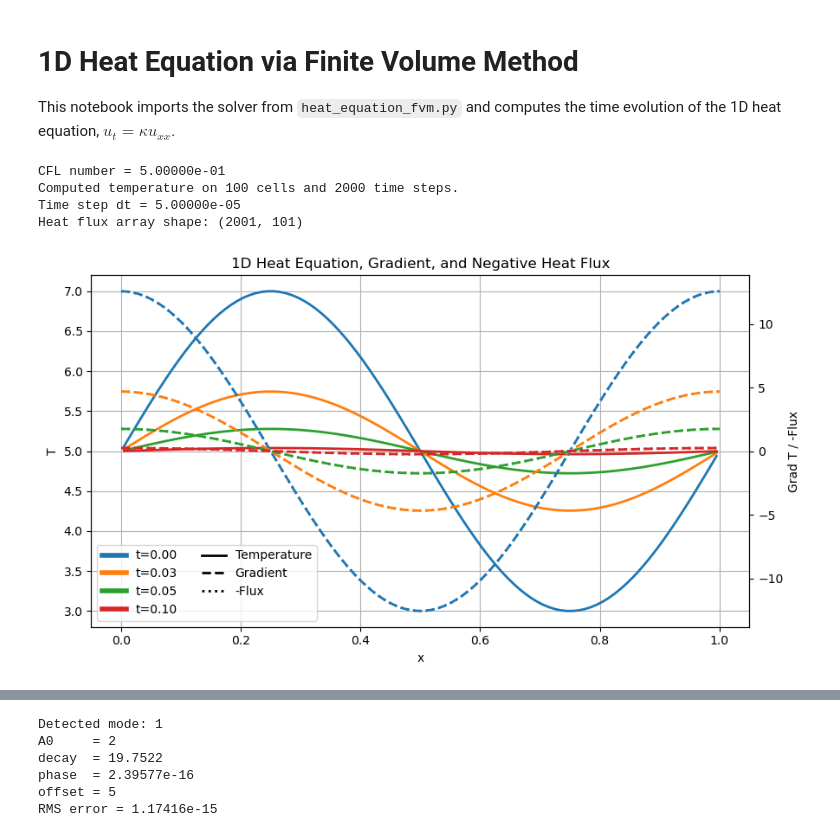
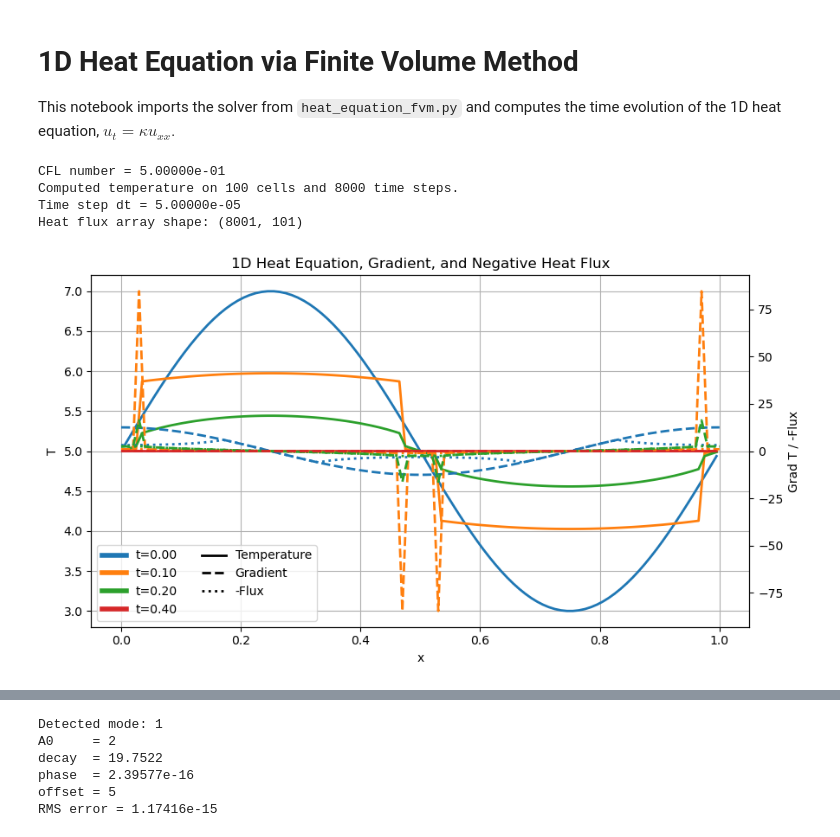
Before and after one commit to ttrent/HeatDispersion_FiniteVolume, a Jupyter notebook: heat_equation_fvm.ipynb, the cells around one changed output, grey strips where cells are left out. Saved outputs shown, nothing was run; the diff lists cells and outputs as text; code cells hidden in the pictures.

Commit message:
Update notebook plotting and movie frame generation workflow

```diff
--- a/heat_equation_fvm.ipynb
+++ b/heat_equation_fvm.ipynb
@@ -10,8 +10,8 @@ import heat_equation_fvm
 # %%
 # Parameters for the finite volume solver
 nx = 100
-nt = 2000
-t_end = 0.1
+nt = 8000
+t_end = 0.4
 kappa = 1
 length = 1.0
 left_bc = 1.0
@@ -57,33 +57,33 @@ for idx in selected_indices:
     (temp_line,) = ax_temp.plot(x, temp, '-', linewidth=2)
     color = temp_line.get_color()
     time_colors.append((idx, color))
     ax_grad.plot(x_faces, gradients[idx], '--', color=color, linewidth=2)
     ax_grad.plot(x_faces, -heat_fluxes[idx], ':', color=color, linewidth=2)
 
 ax_temp.set_xlabel('x')
 ax_temp.set_ylabel('T', color='black')
 ax_grad.set_ylabel('Grad T / -Flux', color='black')
 ax_temp.set_title('1D Heat Equation, Gradient, and Negative Heat Flux')
 ax_temp.grid(True)
 
 from matplotlib.lines import Line2D
 
 time_handles = [
     Line2D([0], [0], color=color, linewidth=4, linestyle='-', label=f't={times[idx]:.2f}')
     for idx, color in time_colors
 ]
 style_handles = [
     Line2D([0], [0], color='black', linewidth=2, linestyle='-', label='Temperature'),
     Line2D([0], [0], color='black', linewidth=2, linestyle='--', label='Gradient'),
     Line2D([0], [0], color='black', linewidth=2, linestyle=':', label='-Flux'),
 ]
 ax_temp.legend(handles=time_handles + style_handles, ncol=2, loc='lower left')
 
 plt.tight_layout()
 plt.show()
 # %% [output]
 CFL number = 5.00000e-01
-Computed temperature on 100 cells and 2000 time steps.
+Computed temperature on 100 cells and 8000 time steps.
 Time step dt = 5.00000e-05
-Heat flux array shape: (2001, 101)
+Heat flux array shape: (8001, 101)
-[figure, old version]
+[figure, new version]
```
Also changed, not shown: parts of 2 cells of this notebook, 1 other file.
